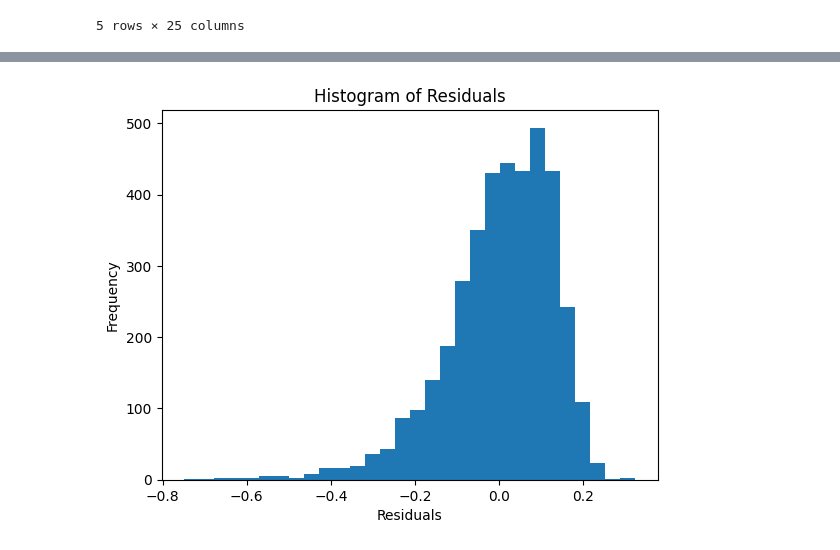
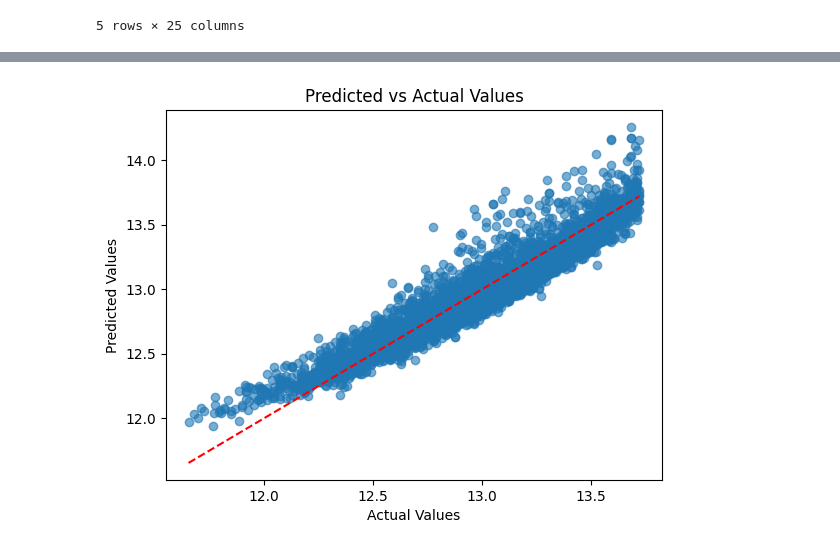
Before and after one commit to Metaphysicist1/GITA-ML, a Jupyter notebook: Task2/Task2_Script.ipynb, the cells around one changed output, grey strips where cells are left out. Saved outputs shown, nothing was run; the diff lists cells and outputs as text; code cells hidden in the pictures.

```diff
--- a/Task2/Task2_Script.ipynb
+++ b/Task2/Task2_Script.ipynb
@@ -323,10 +327,12 @@ plt.show()
-# %%
-plt.hist(residuals, bins=30)
-plt.title('Histogram of Residuals')
-plt.xlabel('Residuals')
-plt.ylabel('Frequency')
-plt.show()
-# %% [output]
-[figure, removed]
+# %%
+plt.scatter(y_test, y_pred, alpha=0.6)
+plt.plot([y_test.min(), y_test.max()], [y_test.min(), y_test.max()], 'r--')  # Diagonal line
+plt.xlabel('Actual Values')
+plt.ylabel('Predicted Values')
+plt.title('Predicted vs Actual Values')
+plt.savefig('plot_images/Predicted_vs_Actual_Values.jpg')
+plt.show()
+# %% [output]
+[figure, added]
 # %%
 # df.to_csv('cleaned_data.csv', index=False)
```
Also changed, not shown: parts of 8 cells of this notebook, 4 other files.
